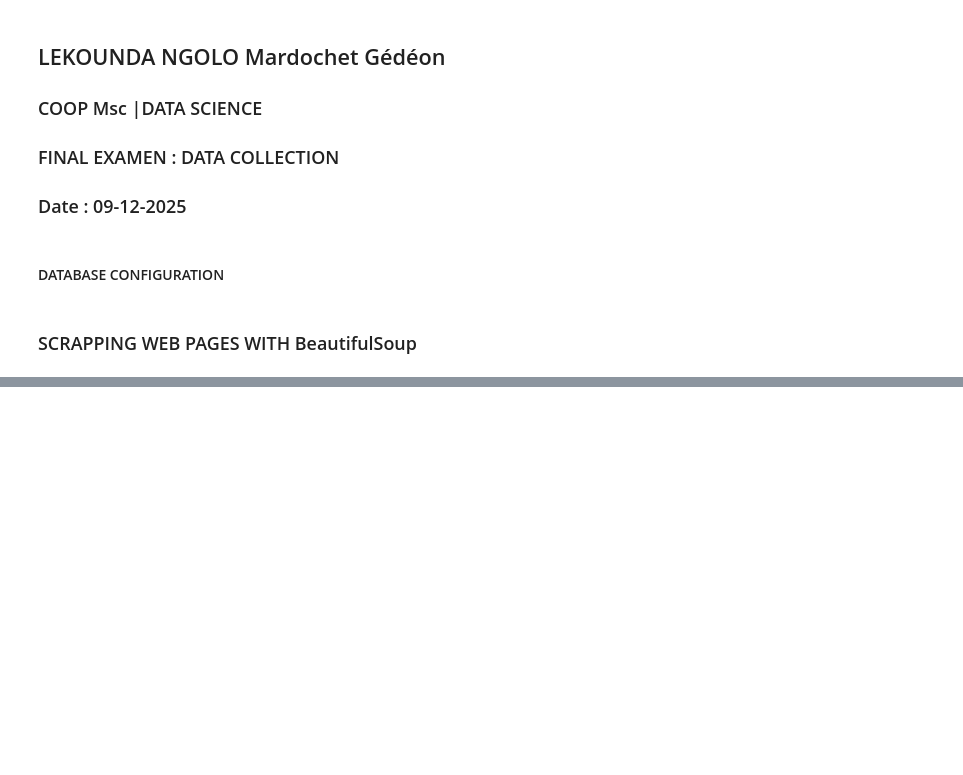
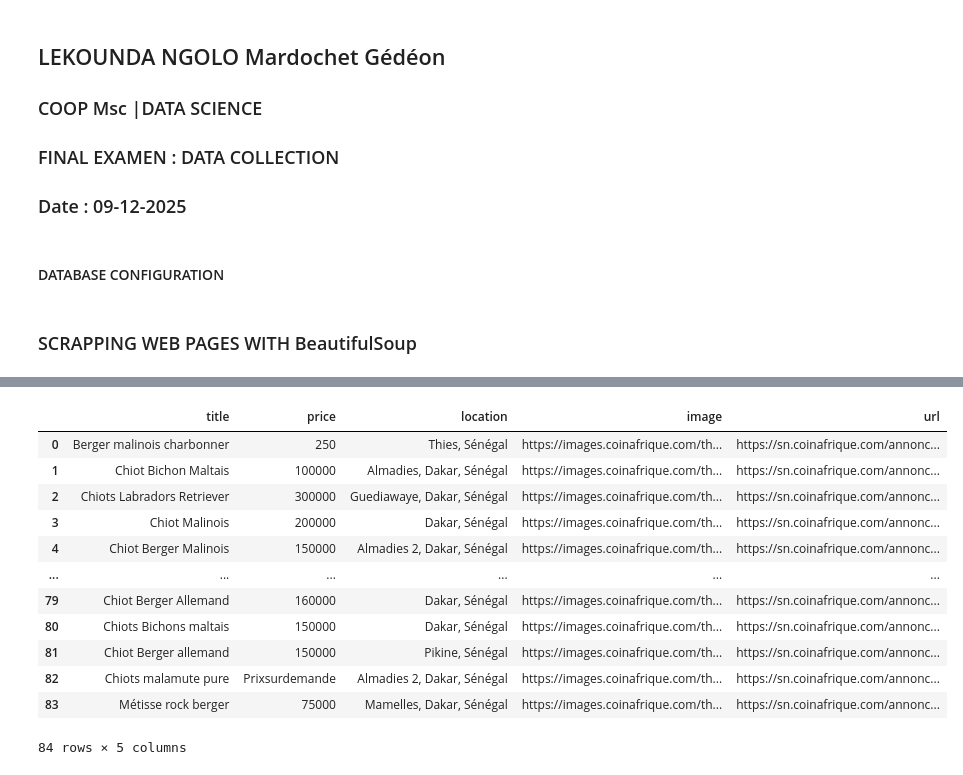
Before and after one commit to lekoundanmgedeon/dc-final-project, a Jupyter notebook: scraping/scrapping.ipynb, the cells around one changed output, grey strips where cells are left out. Cells and saved outputs as stored; diff of their text form; code cells hidden in the pictures; blank space fills up the shorter version.

```diff
--- a/scraping/scrapping.ipynb
+++ b/scraping/scrapping.ipynb
@@ -136,0 +215,59 @@ def scrape_page(page_number):
+# %%
+# --- 3. Main Function
+def main_scraper(start_page=1, end_page=5):
+    """
+    Gère le flux de scraping, l'insertion dans la base de données et la fermeture.
+    """
+    # 1. DB configuration
+    conn = setup_database()
+    c = conn.cursor()
+
+    total_inserted = 0
+    total_skipped = 0
+
+    for page in range(start_page, end_page + 1):
+        # 2. Pages scraping
+        ads_data = scrape_page_optimized(page)
+
+        # 3. Data Insertion
+        for ad in ads_data:
+            # Using the IGNORE clause to avoid duplicates
+            # (based on the 'product_url' column, which is UNIQUE)
+            try:
+                c.execute('''
+                    INSERT OR IGNORE INTO annonces (title, price, location, image_url, product_url)
+                    VALUES (?, ?, ?, ?, ?)
+                ''', ad)
+
+                if c.rowcount > 0:
+                    total_inserted += 1
+                else:
+                    total_skipped += 1
+
+            except sqlite3.Error as e:
+                print(f"Erreur SQLite lors de l'insertion: {e}")
+
+        # Commiter (saves) changes for each pages
+        conn.commit()
+
+    print("\n" + "="*50)
+    print(f"Scraping finished on {end_page - start_page + 1} pages.")
+    print(f"Total inserted announces : {total_inserted}")
+    print(f"Total ignored announces : {total_skipped}")
+
+    # 4. close connexion
+    conn.close()
+# %% [output]
+|  | title | price | location | image | url |
+| 0 | Berger malinois charbonner | 250 | Thies, Sénégal | https://images.coinafrique.com/th... | https://sn.coinafrique.com/annonc... |
+| 1 | Chiot Bichon Maltais | 100000 | Almadies, Dakar, Sénégal | https://images.coinafrique.com/th... | https://sn.coinafrique.com/annonc... |
+| 2 | Chiots Labradors Retriever | 300000 | Guediawaye, Dakar, Sénégal | https://images.coinafrique.com/th... | https://sn.coinafrique.com/annonc... |
+| 3 | Chiot Malinois | 200000 | Dakar, Sénégal | https://images.coinafrique.com/th... | https://sn.coinafrique.com/annonc... |
+| 4 | Chiot Berger Malinois | 150000 | Almadies 2, Dakar, Sénégal | https://images.coinafrique.com/th... | https://sn.coinafrique.com/annonc... |
+| ... | ... | ... | ... | ... | ... |
+| 79 | Chiot Berger Allemand | 160000 | Dakar, Sénégal | https://images.coinafrique.com/th... | https://sn.coinafrique.com/annonc... |
+| 80 | Chiots Bichons maltais | 150000 | Dakar, Sénégal | https://images.coinafrique.com/th... | https://sn.coinafrique.com/annonc... |
+| 81 | Chiot Berger allemand | 150000 | Pikine, Sénégal | https://images.coinafrique.com/th... | https://sn.coinafrique.com/annonc... |
+| 82 | Chiots malamute pure | Prixsurdemande | Almadies 2, Dakar, Sénégal | https://images.coinafrique.com/th... | https://sn.coinafrique.com/annonc... |
+| 83 | Métisse rock berger | 75000 | Mamelles, Dakar, Sénégal | https://images.coinafrique.com/th... | https://sn.coinafrique.com/annonc... |
+84 rows × 5 columns
```
Also changed, not shown: parts of 8 cells of this notebook, 2 other files.
